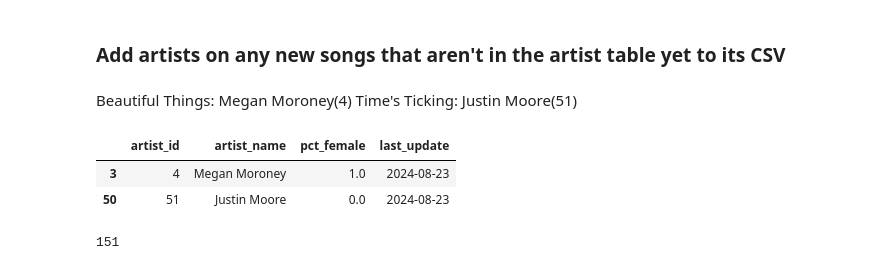
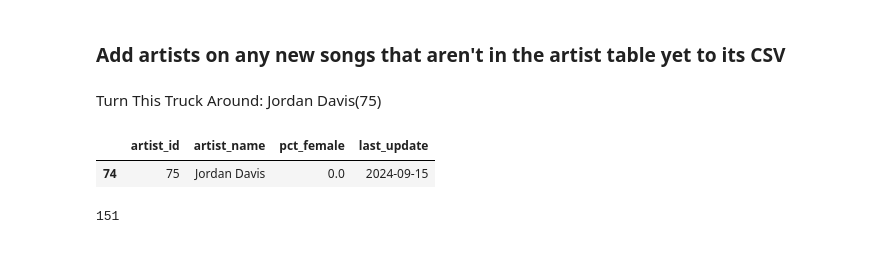
Before and after one commit to jwmanahan/billboard, a Jupyter notebook: add_new_week.ipynb, the cells around one changed output. Drawn from its saved outputs; the diff is of its cells as text; code cells hidden in the pictures.

```diff
--- a/add_new_week.ipynb
+++ b/add_new_week.ipynb
@@ -145,20 +145,17 @@ print(list(new_song_to_rank.keys()))
 # %% [markdown]
 ### Add artists on any new songs that aren't in the artist table yet to its CSV
 # %% [markdown]
-Beautiful Things: Megan Moroney(4)
-Time's Ticking: Justin Moore(51)
+Turn This Truck Around: Jordan Davis(75)
 # %%
 df_artist = pd.read_csv('source_data/artist.csv')
 # %%
 new_song_artists = [
-    'Megan Moroney'
-    , 'Justin Moore'
+    'Jordan Davis'
 ]
 df_artist[df_artist['artist_name'].isin(new_song_artists)]
 # %% [output]
 |  | artist_id | artist_name | pct_female | last_update |
-| 3 | 4 | Megan Moroney | 1.0 | 2024-08-23 |
-| 50 | 51 | Justin Moore | 0.0 | 2024-08-23 |
+| 74 | 75 | Jordan Davis | 0.0 | 2024-09-15 |
 # %%
 df_artist['artist_id'].max()
 # %% [output]
```
Also changed, not shown: parts of 21 cells of this notebook, 5 other files.
